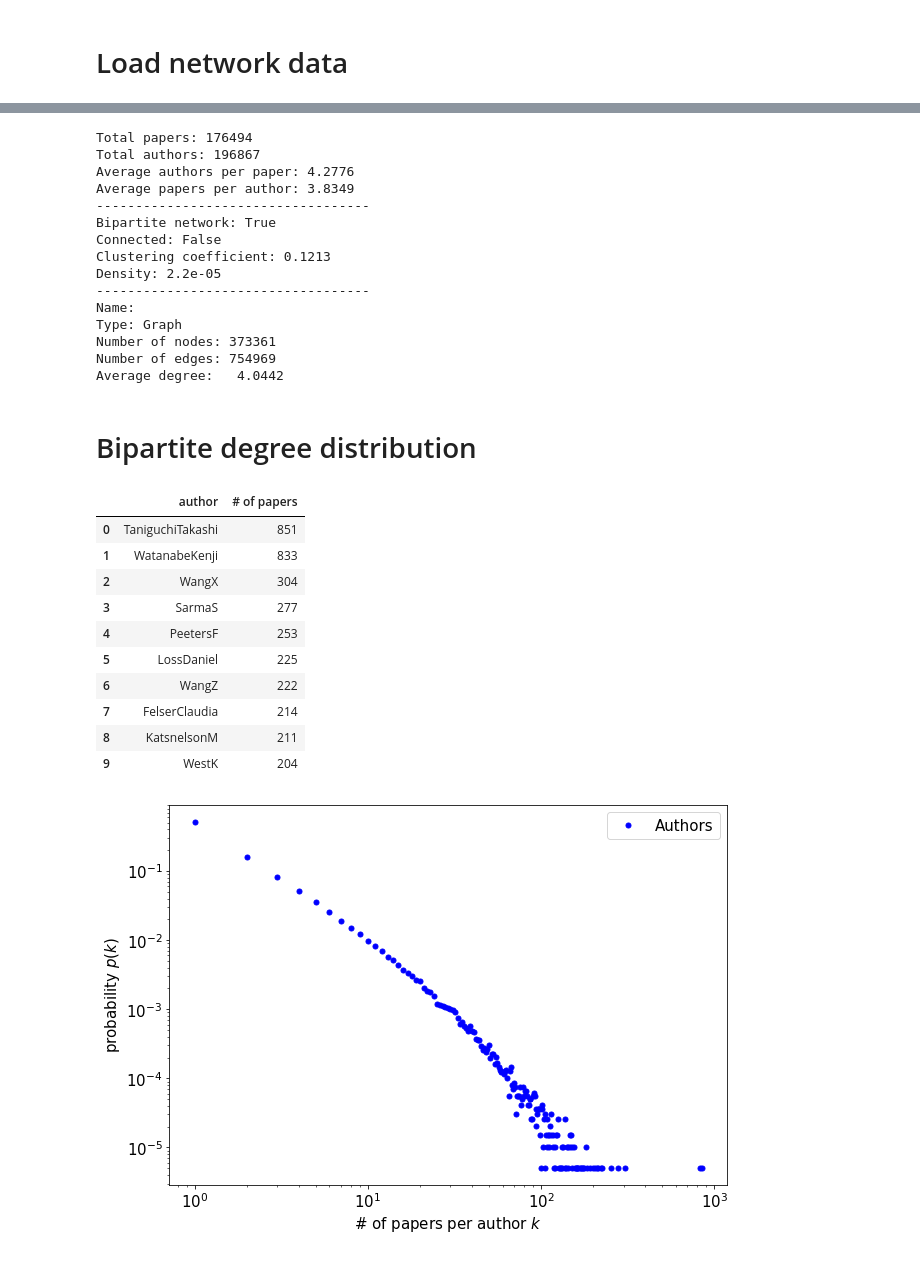
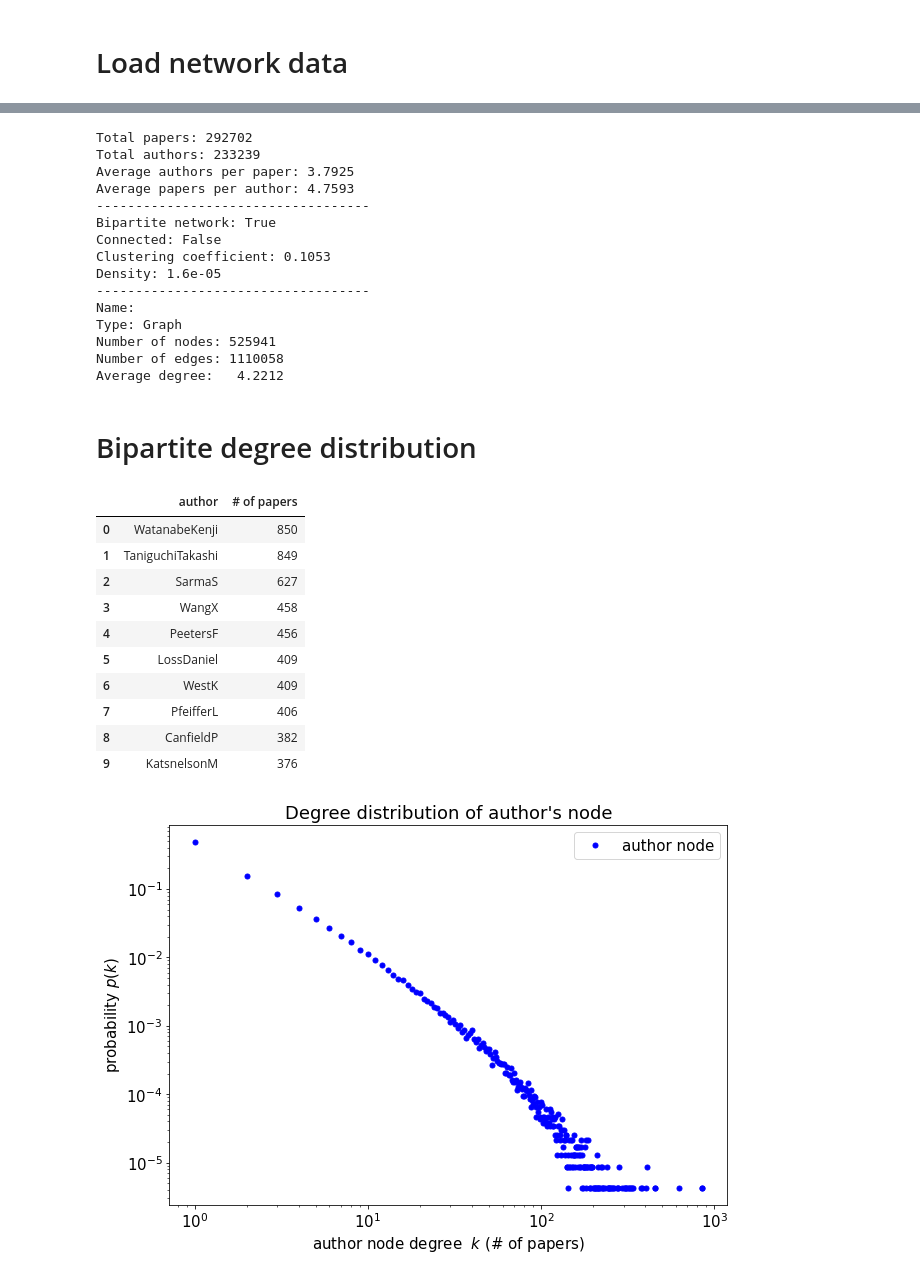
Before and after one commit to Owerre/citation-count-prediction, a Jupyter notebook: network_analytics/notebooks/network_analytics.ipynb, the cells around one changed output, grey strips where cells are left out. Cells and saved outputs as stored; diff of their text form; code cells hidden in the pictures.

```diff
--- a/network_analytics/notebooks/network_analytics.ipynb
+++ b/network_analytics/notebooks/network_analytics.ipynb
@@ -27,8 +27,6 @@ nwk = Network()  # Instantiate the class
 # %%
 df = pd.read_csv('../data/network_data.csv', sep = '\t')
 df.arXiv_id = df['arXiv_id'].astype(str) # convert to string
-df.dropna(inplace = True)
-df = df[df.year >= 2010] # from 2010
 print('Data size', df.shape)
-df.head(10)
+df.tail(10)
 # %% [output]
@@ -68,21 +66,21 @@ G, paper_nodes, author_nodes = nwk.bigraph(df, 'arXiv_id', 'author', 'rsp')
 # Network info
 nwk.binet_info(G, paper_nodes, author_nodes)
 # %% [output]
-Total papers: 176494
-Total authors: 196867
-Average authors per paper: 4.2776
-Average papers per author: 3.8349
+Total papers: 292702
+Total authors: 233239
+Average authors per paper: 3.7925
+Average papers per author: 4.7593
 -----------------------------------
 Bipartite network: True
 Connected: False
-Clustering coefficient: 0.1213
-Density: 2.2e-05
+Clustering coefficient: 0.1053
+Density: 1.6e-05
 -----------------------------------
 Name:
 Type: Graph
-Number of nodes: 373361
-Number of edges: 754969
-Average degree:   4.0442
+Number of nodes: 525941
+Number of edges: 1110058
+Average degree:   4.2212
 # %%
 # Display network in two layouts
 # nwk.plot_bigraph(G, paper_nodes, author_nodes, title = None)
@@ -97,19 +95,19 @@ author_dgr.columns = ['author', '# of papers']
 author_dgr.head(10)
 # %% [output]
 |  | author | # of papers |
-| 0 | TaniguchiTakashi | 851 |
-| 1 | WatanabeKenji | 833 |
-| 2 | WangX | 304 |
-| 3 | SarmaS | 277 |
-| 4 | PeetersF | 253 |
-| 5 | LossDaniel | 225 |
-| 6 | WangZ | 222 |
-| 7 | FelserClaudia | 214 |
-| 8 | KatsnelsonM | 211 |
-| 9 | WestK | 204 |
+| 0 | WatanabeKenji | 850 |
+| 1 | TaniguchiTakashi | 849 |
+| 2 | SarmaS | 627 |
+| 3 | WangX | 458 |
+| 4 | PeetersF | 456 |
+| 5 | LossDaniel | 409 |
+| 6 | WestK | 409 |
+| 7 | PfeifferL | 406 |
+| 8 | CanfieldP | 382 |
+| 9 | KatsnelsonM | 376 |
 # %%
-nwk.plot_dgr_dist(author_dgr_proba, xlab = r'# of papers per author $k$',
-                  title = None, label = 'Authors')
+nwk.plot_dgr_dist(author_dgr_proba, xlab = r'author node degree  $k$ (# of papers)',
+                  title = "Degree distribution of author's node", label = 'author node')
 # %% [output]
-[figure, old version]
+[figure, new version]
 # %%
```
Also changed, not shown: parts of 13 cells of this notebook, 4 other files.
